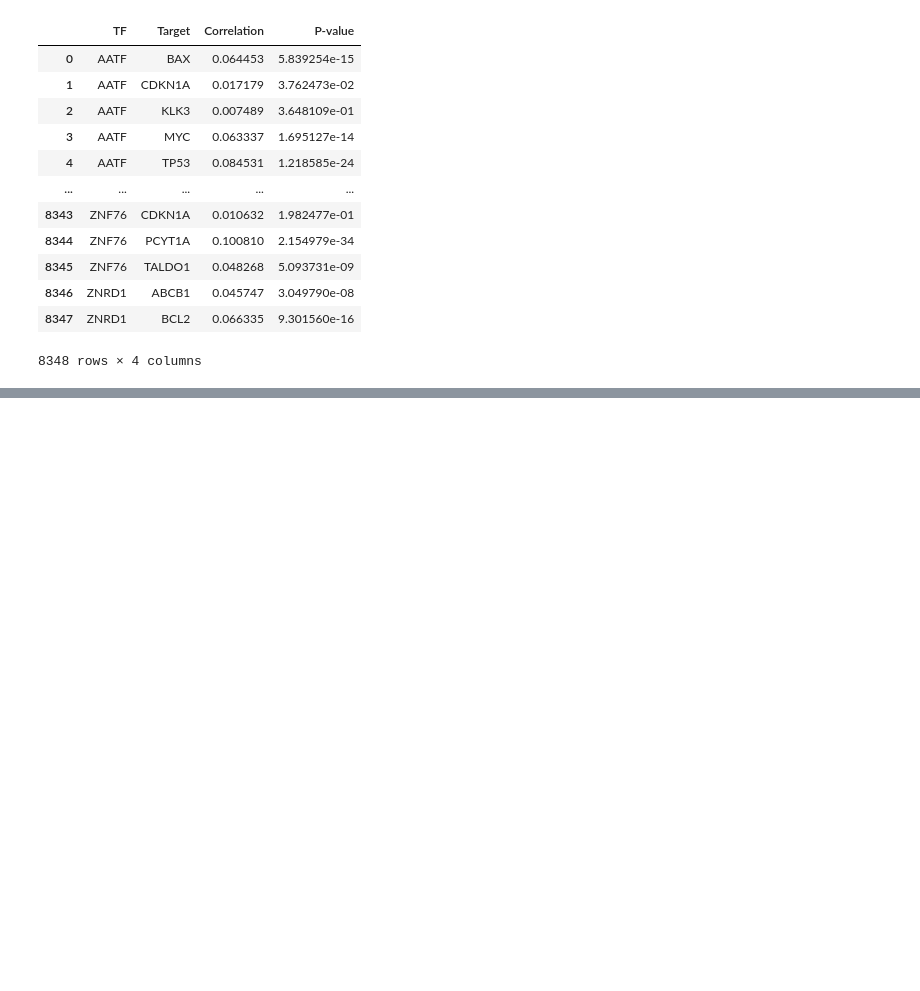
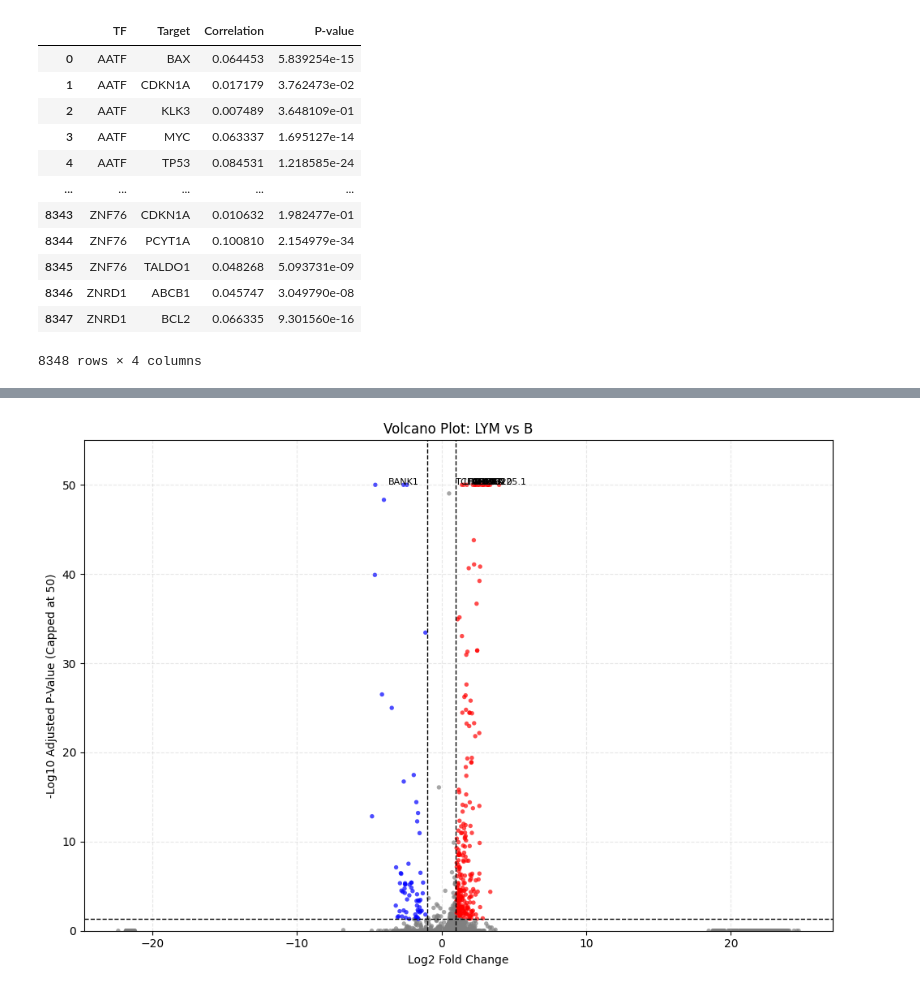
Before and after one commit to preet2706/Benchmarking, a Jupyter notebook: working_notebook.ipynb, the cells around one changed output, grey strips where cells are left out. Cells and saved outputs as stored; diff of their text form; code cells hidden in the pictures; blank space fills up the shorter version.

```diff
--- a/working_notebook.ipynb
+++ b/working_notebook.ipynb
@@ -81,0 +225,32 @@ corr
+# %%
+# Cap y-values for visualization
+y_cap = 50
+df['neg_log10_padj_capped'] = df['neg_log10_padj'].clip(upper=y_cap)
+
+# Define significance
+df['color'] = 'grey'
+df.loc[(df['logfoldchanges'] > 1) & (df['pvals_adj'] < 0.05), 'color'] = 'red'
+df.loc[(df['logfoldchanges'] < -1) & (df['pvals_adj'] < 0.05), 'color'] = 'blue'
+
+# Create plot
+plt.figure(figsize=(10, 7))
+plt.scatter(df['logfoldchanges'], df['neg_log10_padj_capped'], c=df['color'], alpha=0.7, s=15, edgecolor='none')
+plt.axhline(y=-np.log10(0.05), color='black', linestyle='--', linewidth=1)
+plt.axvline(x=1, color='black', linestyle='--', linewidth=1)
+plt.axvline(x=-1, color='black', linestyle='--', linewidth=1)
+
+# Label top 10 most significant genes
+top_genes = df.nsmallest(10, 'pvals_adj')
+for _, row in top_genes.iterrows():
+    plt.text(row['logfoldchanges'], min(row['neg_log10_padj_capped'] + 1, y_cap),
+             row['names'], fontsize=8, ha='center', color='black')
+
+plt.title("Volcano Plot: LYM vs B")
+plt.xlabel("Log2 Fold Change")
+plt.ylabel("-Log10 Adjusted P-Value (Capped at 50)")
+plt.grid(True, linestyle='--', alpha=0.3)
+plt.ylim([0, y_cap + 5])
+plt.tight_layout()
+plt.show()
+# %% [output]
+[figure, added]
```
Also changed, not shown: parts of 17 cells of this notebook, 1 other file.
